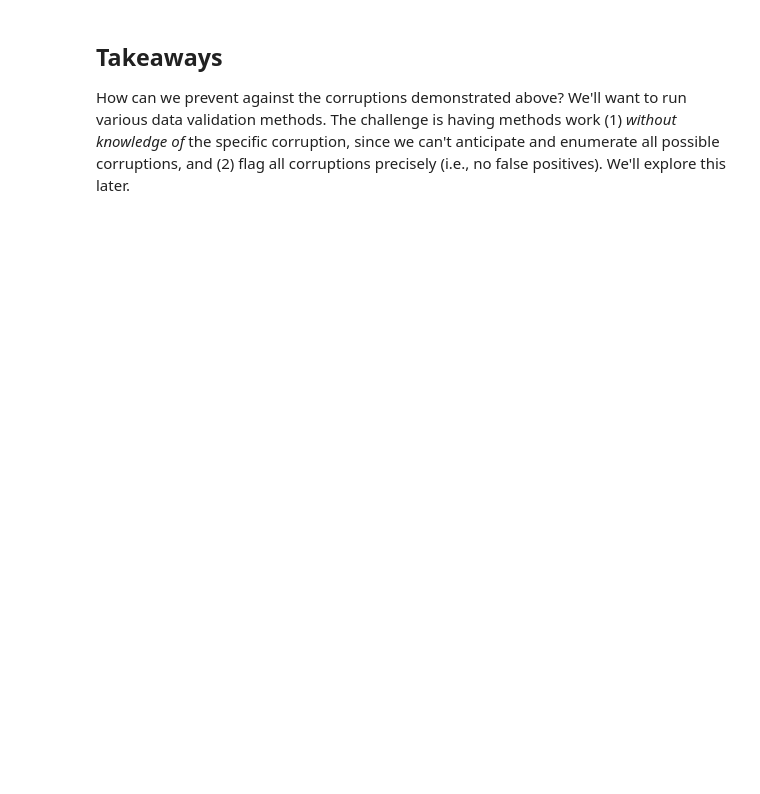
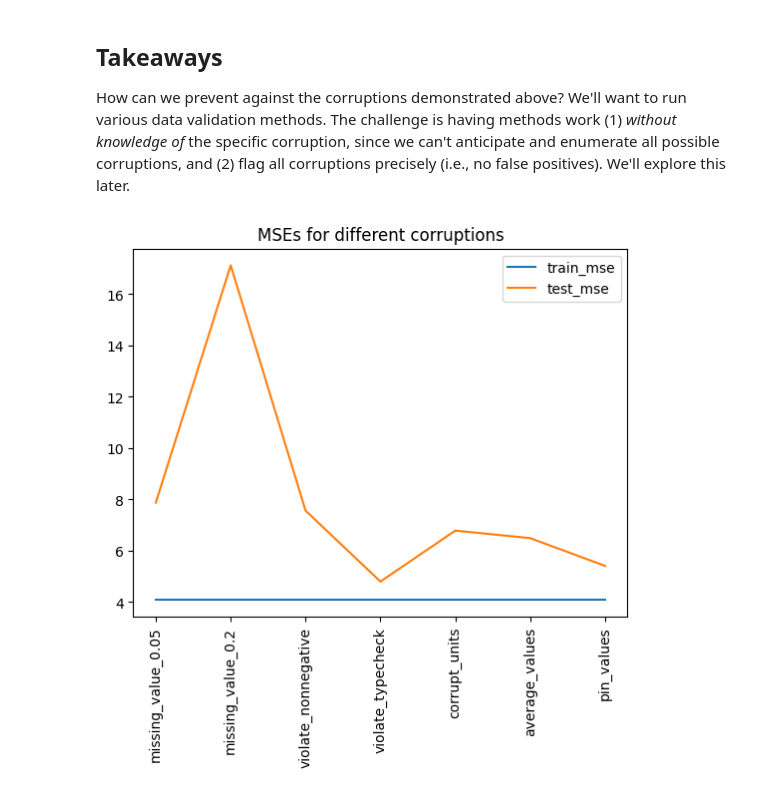
Before and after one commit to shreyashankar/ml-dataval-tutorial, a Jupyter notebook: 02-explorecorrupt.ipynb, the cells around one changed output. Saved outputs shown, nothing was run; the diff lists cells and outputs as text; code cells hidden in the pictures; blank space fills up the shorter version.

```diff
--- a/02-explorecorrupt.ipynb
+++ b/02-explorecorrupt.ipynb
@@ -156,9 +164,11 @@ corrupted_test_df, corrupted_cols = ds.corrupt_typecheck(test_df, "cmc", corrupt
 print(f"Corrupted columns: {corrupted_cols}")
 print()
 
-t = train_and_test(train_df, corrupted_test_df)
+t, train_mse, test_mse = train_and_test(train_df, corrupted_test_df)
 print()
 print(t.get_feature_importance().head(5))
+
+corruption_results.append({"name": "violate_typecheck", "train_mse": train_mse, "test_mse": test_mse})
 # %% [output]
 Corrupted columns: ['cmc_0_6_1_0', 'cmc_available', 'cmc_horizon_h', 'cmc_timedelta_s', 'cmc_0_1_68_0_grad']
 
@@ -189,7 +199,11 @@ corrupted_test_df, corrupted_cols = ds.corrupt_units(test_df, "gfs_temperature",
 print(f"Corrupted columns: {corrupted_cols}")
 print()
 
-t = train_and_test(train_df, corrupted_test_df)
+t, train_mse, test_mse = train_and_test(train_df, corrupted_test_df)
+print()
+print(t.get_feature_importance().head(5))
+
+corruption_results.append({"name": "corrupt_units", "train_mse": train_mse, "test_mse": test_mse})
 # %% [output]
 Corrupted columns: ['gfs_temperature_10000', 'gfs_temperature_15000', 'gfs_temperature_20000', 'gfs_temperature_25000', 'gfs_temperature_30000', 'gfs_temperature_35000', 'gfs_temperature_40000', 'gfs_ ...
 
@@ -205,7 +226,11 @@ corrupted_test_df, corrupted_cols = ds.corrupt_average(test_df, "gfs", corruptio
 print(f"Corrupted columns: {corrupted_cols}")
 print()
 
-t = train_and_test(train_df, corrupted_test_df)
+t, train_mse, test_mse = train_and_test(train_df, corrupted_test_df)
+print()
+print(t.get_feature_importance().head(5))
+
+corruption_results.append({"name": "average_values", "train_mse": train_mse, "test_mse": test_mse})
 # %% [output]
 Corrupted columns: ['gfs_2m_dewpoint', 'gfs_a_vorticity', 'gfs_available', 'gfs_cloudness', 'gfs_clouds_sea', 'gfs_horizon_h', 'gfs_humidity', 'gfs_precipitable_water', 'gfs_precipitations', 'gfs_pres ...
 
@@ -221,7 +253,11 @@ corrupted_test_df, corrupted_cols = ds.corrupt_pinned(test_df, "gfs", corruption
 print(f"Corrupted columns: {corrupted_cols}")
 print()
 
-t = train_and_test(train_df, corrupted_test_df)
+t, train_mse, test_mse = train_and_test(train_df, corrupted_test_df)
+print()
+print(t.get_feature_importance().head(5))
+
+corruption_results.append({"name": "pin_values", "train_mse": train_mse, "test_mse": test_mse})
 # %% [output]
 Corrupted columns: ['gfs_2m_dewpoint', 'gfs_a_vorticity', 'gfs_available', 'gfs_cloudness', 'gfs_clouds_sea', 'gfs_horizon_h', 'gfs_humidity', 'gfs_precipitable_water', 'gfs_precipitations', 'gfs_pres ...
 
@@ -231,3 +274,15 @@ Test accuracy for partition 2018_36: 5.409439848352437
 ## Takeaways
 
 How can we prevent against the corruptions demonstrated above? We'll want to run various data validation methods. The challenge is having methods work (1) _without knowledge of_ the specific corruption, since we can't anticipate and enumerate all possible corruptions, and (2) flag all corruptions precisely (i.e., no false positives). We'll explore this later.
+# %%
+import matplotlib.pyplot as plt
+
+results_df = pd.DataFrame(corruption_results)
+plt.plot(results_df["name"], results_df["train_mse"], label="train_mse")
+plt.plot(results_df["name"], results_df["test_mse"], label="test_mse")
+plt.xticks(rotation=90)
+plt.legend()
+plt.title("MSEs for different corruptions")
+plt.show()
+# %% [output]
+[figure, added]
```
Also changed, not shown: parts of 10 cells of this notebook, 5 other files.
